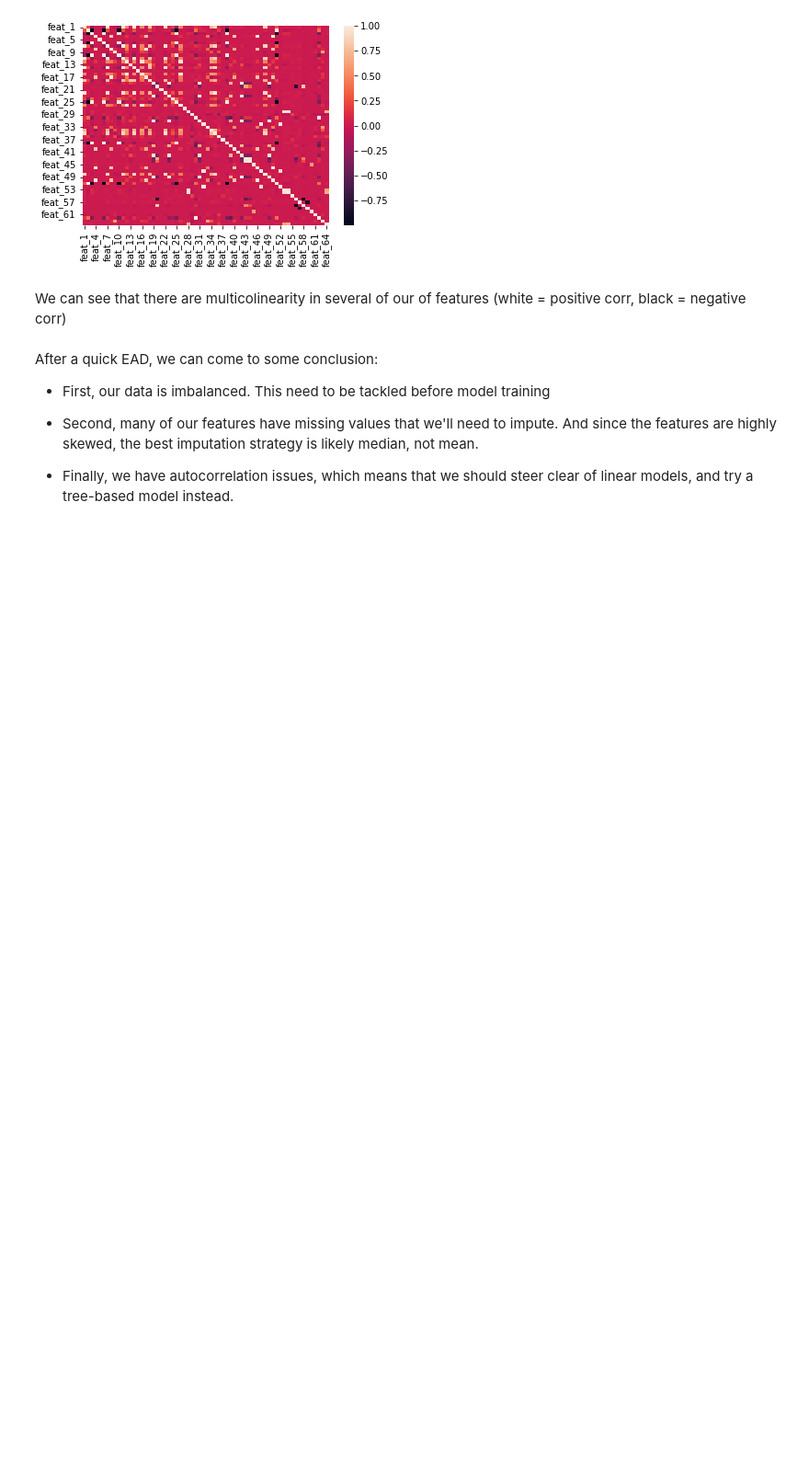
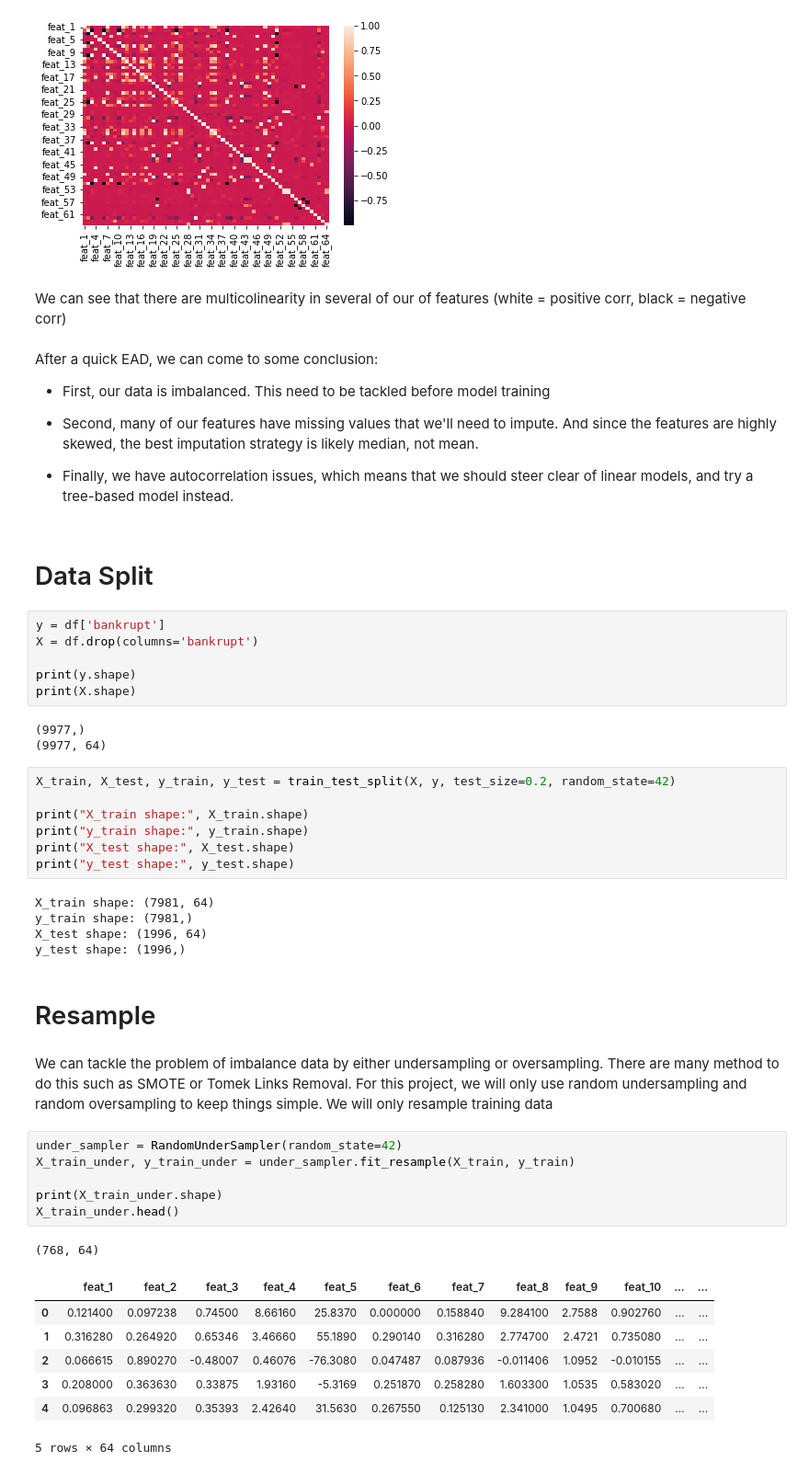
Before and after one commit to nolanspecter/data_science_projects, a Jupyter notebook: Poland Bankruptcy Prediction/bunkruptcy_prediction.ipynb, the cells around one changed output. Shown: that part at 92% size. Saved outputs shown, nothing was run; the diff lists cells and outputs as text; blank space fills up the shorter version.

Commit message:
Project 5 - Data Splitting and Resampling

```diff
--- a/Poland Bankruptcy Prediction/bunkruptcy_prediction.ipynb
+++ b/Poland Bankruptcy Prediction/bunkruptcy_prediction.ipynb
@@ -124,3 +132,45 @@ After a quick EAD, we can come to some conclusion:
 - Second, many of our features have missing values that we'll need to impute. And since the features are highly skewed, the best imputation strategy is likely median, not mean.
 
 - Finally, we have autocorrelation issues, which means that we should steer clear of linear models, and try a tree-based model instead.
+# %% [markdown]
+# Data Split
+# %%
+y = df['bankrupt']
+X = df.drop(columns='bankrupt')
+
+print(y.shape)
+print(X.shape)
+# %% [output]
+(9977,)
+(9977, 64)
+# %%
+X_train, X_test, y_train, y_test = train_test_split(X, y, test_size=0.2, random_state=42)
+
+print("X_train shape:", X_train.shape)
+print("y_train shape:", y_train.shape)
+print("X_test shape:", X_test.shape)
+print("y_test shape:", y_test.shape)
+# %% [output]
+X_train shape: (7981, 64)
+y_train shape: (7981,)
+X_test shape: (1996, 64)
+y_test shape: (1996,)
+# %% [markdown]
+# Resample
+# %% [markdown]
+We can tackle the problem of imbalance data by either undersampling or oversampling. There are many method to do this such as SMOTE or Tomek Links Removal. For this project, we will only use random undersampling and random oversampling to keep things simple. We will only resample training data
+# %%
+under_sampler = RandomUnderSampler(random_state=42)
+X_train_under, y_train_under = under_sampler.fit_resample(X_train, y_train)
+
+print(X_train_under.shape)
+X_train_under.head()
+# %% [output]
+(768, 64)
+|  | feat_1 | feat_2 | feat_3 | feat_4 | feat_5 | feat_6 | feat_7 | feat_8 | feat_9 | feat_10 | ... | ... |
+| 0 | 0.121400 | 0.097238 | 0.74500 | 8.66160 | 25.8370 | 0.000000 | 0.158840 | 9.284100 | 2.7588 | 0.902760 | ... | ... |
+| 1 | 0.316280 | 0.264920 | 0.65346 | 3.46660 | 55.1890 | 0.290140 | 0.316280 | 2.774700 | 2.4721 | 0.735080 | ... | ... |
+| 2 | 0.066615 | 0.890270 | -0.48007 | 0.46076 | -76.3080 | 0.047487 | 0.087936 | -0.011406 | 1.0952 | -0.010155 | ... | ... |
+| 3 | 0.208000 | 0.363630 | 0.33875 | 1.93160 | -5.3169 | 0.251870 | 0.258280 | 1.603300 | 1.0535 | 0.583020 | ... | ... |
+| 4 | 0.096863 | 0.299320 | 0.35393 | 2.42640 | 31.5630 | 0.267550 | 0.125130 | 2.341000 | 1.0495 | 0.700680 | ... | ... |
+5 rows × 64 columns
```
Also changed, not shown: parts of 2 cells of this notebook.
